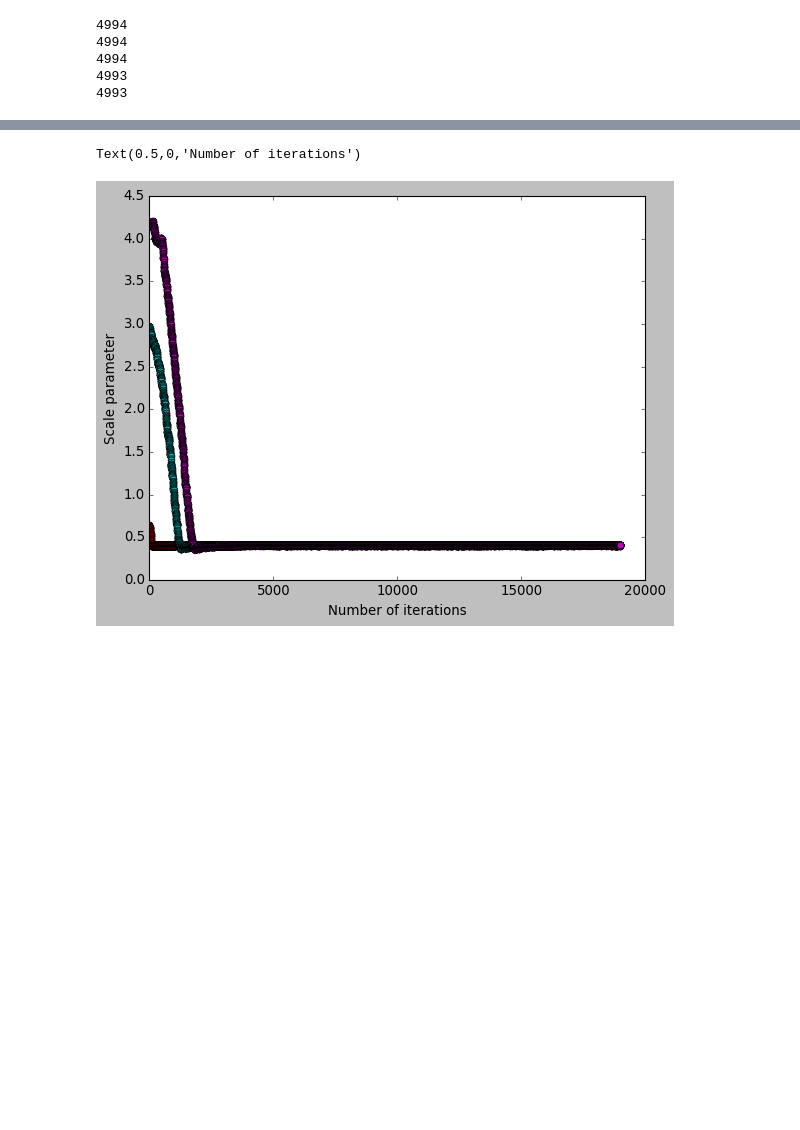
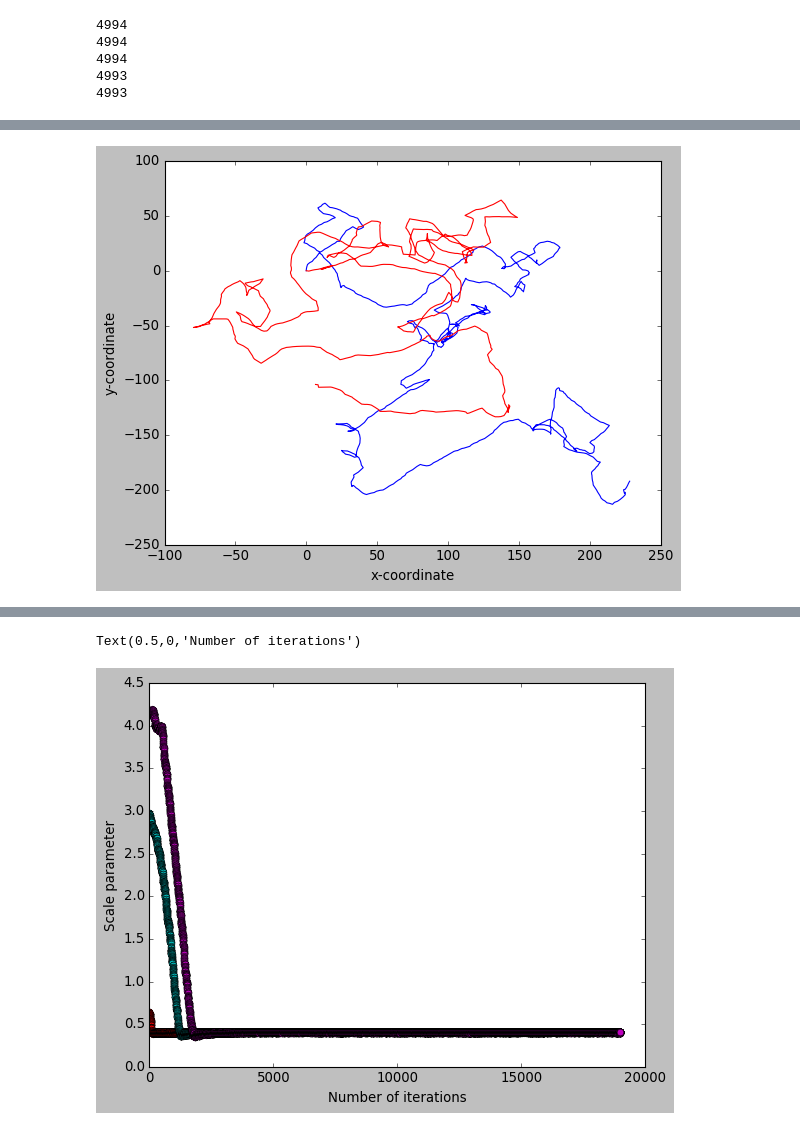
Before and after one commit to ionut199418/ionut, a Jupyter notebook: time_step+0.2%2B+change+in+parameters+and+n..ipynb, the cells around one changed output, grey strips where cells are left out. Drawn from its saved outputs; the diff is of its cells as text; code cells hidden in the pictures; blank space fills up the shorter version.

```diff
--- a/time_step+0.2%2B+change+in+parameters+and+n..ipynb
+++ b/time_step+0.2%2B+change+in+parameters+and+n..ipynb
@@ -218,3 +218,41 @@ plt.show()
+# %%
+# now changing the parameters and n with the ones that I got
+def rw2_change(n_change):# this gives samples from weibull(5,2)
+    x_change=np.zeros(n_change)
+    y_change=np.zeros(n_change)
+    theta=[0]*n_change
+    distance=[]
+    theta[0]=wrapcauchy.rvs(c_change,loc=0,size=1)
+    if theta[0]>2*math.pi:
+            theta[0] = theta[0] - 2* math.pi
+    if theta[0]<0:
+            theta[0] = theta[0] + 2* math.pi
+    for i in range(1,n_change):
+        r=random.weibullvariate(alpha_change,beta_change)
+        theta[i]=wrapcauchy.rvs(c_change,loc=theta[i-1],size=1)# c is the shape parameter
+        if theta[i]>2*math.pi:
+            theta[i] =theta[i] - 2* math.pi
+        if theta[i]<0:
+            theta[i] = theta[i] + 2* math.pi
+        x_change[i]=x[i-1]+r*math.cos(theta[i])
+        y_change[i]=y[i-1]+r*math.sin(theta[i])
+        distance.append(r)# save the distances r for the mcmc sampler
+    return [x,y]
+
+n_change=len(new_data) #int(input("how many steps?"))
+alpha_change=scale_mean #int(input("what's the scale?"))
+beta_change=shape_mean #int(input("what's the shape?"))
+c_change=np.mean(A1)# float(input("What's the shape parameter for the wrapped Cauchy?"))# this needs to be between 0 and 1
+x_change = np.array(rw2(n)[1])
+y_change=np.array(rw2(n)[0])
+# %%
+plt.plot(x_change,y_change,color='blue')
+plt.plot(x,y,color='red')
+plt.xlabel('x-coordinate')
+plt.ylabel('y-coordinate')
+plt.show()
+# %% [output]
+[figure, added]
 # %%
 #Convergence here
 def mh1(guess):
```
Also changed, not shown: parts of 11 cells of this notebook, 2 other files.
